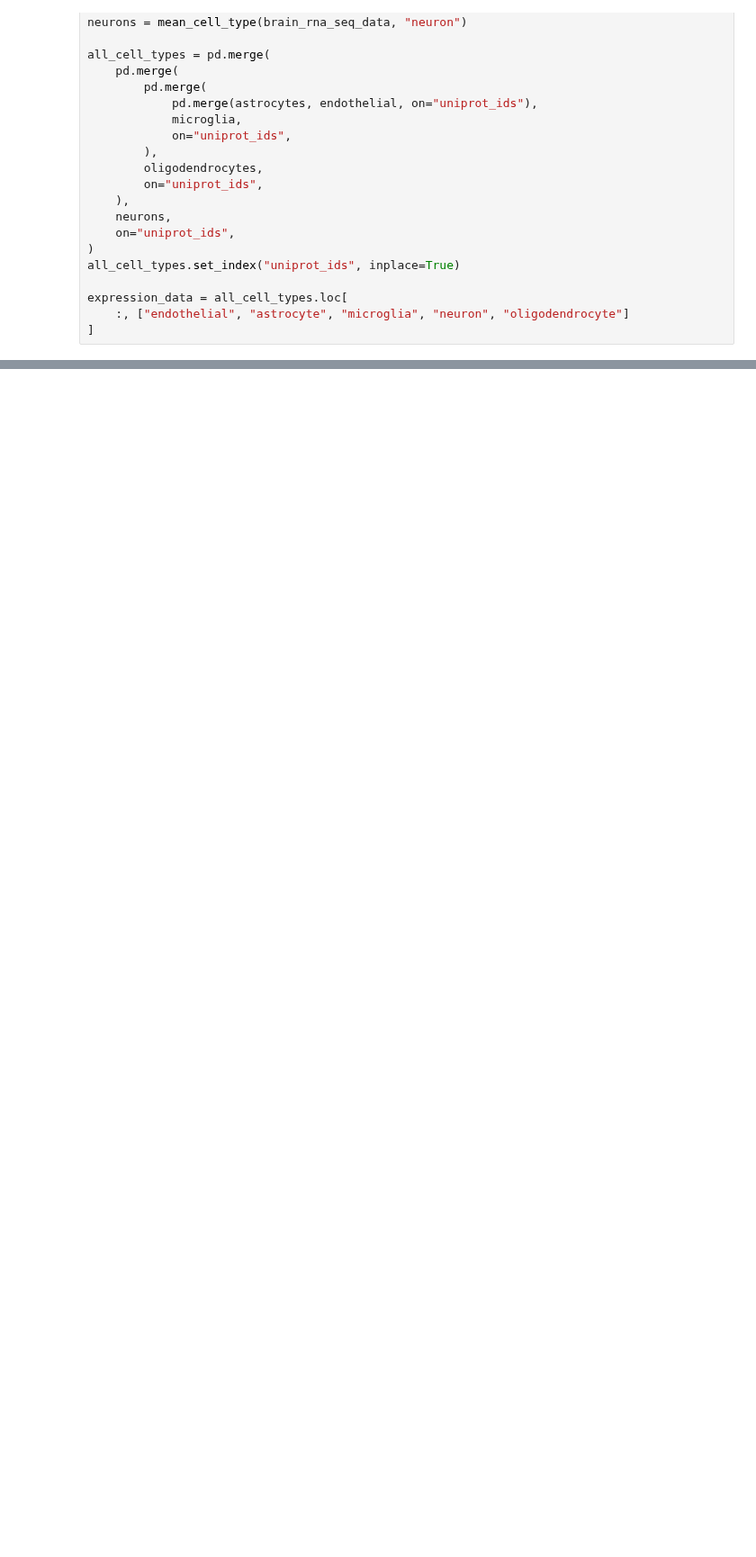
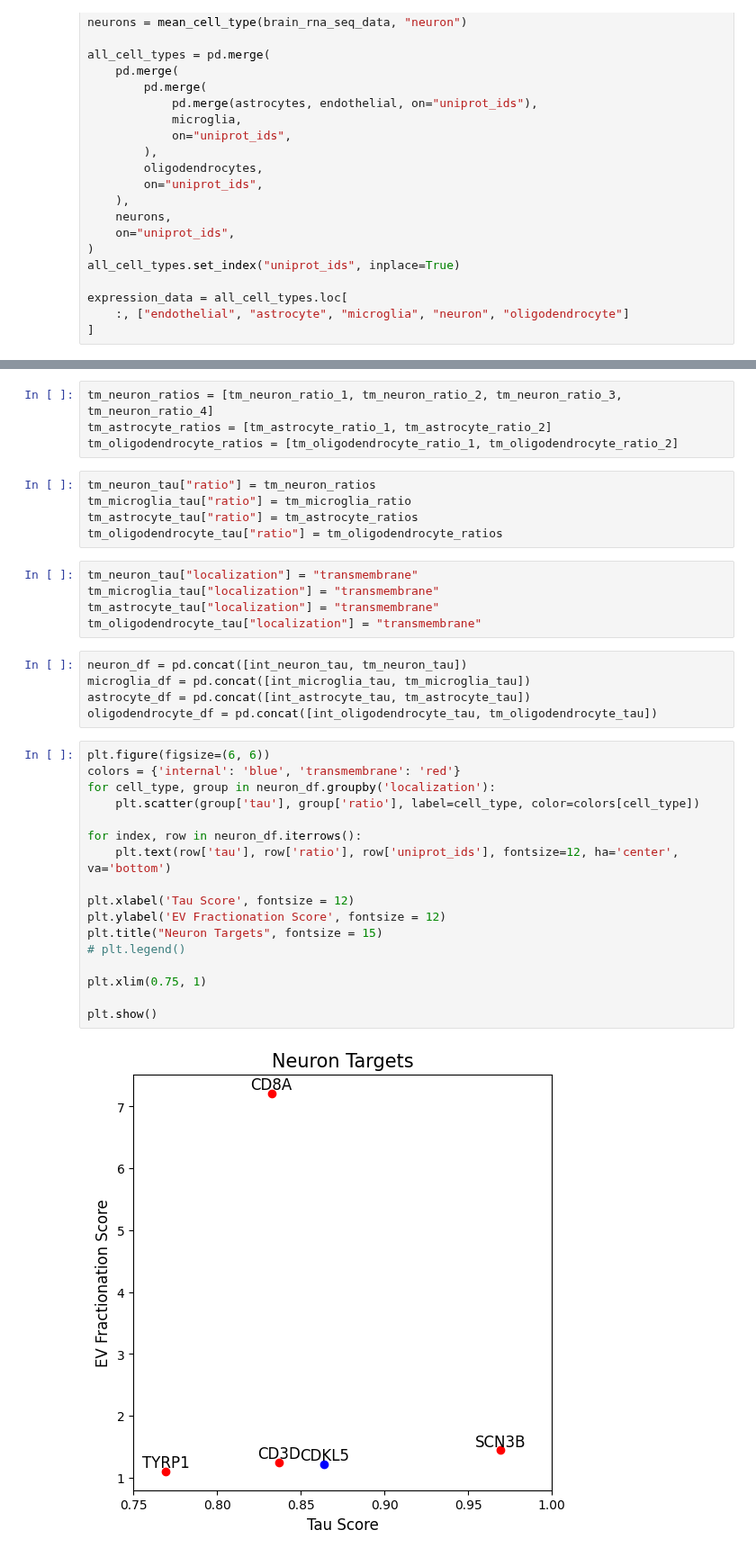
Before and after one commit to Walt-Lab/bdev_mass_spec, a Jupyter notebook: olink_analysis_final.ipynb, the cells around one changed output, grey strips where cells are left out. Shown at 90% size. Cells and saved outputs as stored; diff of their text form; blank space fills up the shorter version.

```diff
--- a/olink_analysis_final.ipynb
+++ b/olink_analysis_final.ipynb
@@ -1371,0 +1233,38 @@ plt.show()
+# %%
+tm_neuron_ratios = [tm_neuron_ratio_1, tm_neuron_ratio_2, tm_neuron_ratio_3, tm_neuron_ratio_4]
+tm_astrocyte_ratios = [tm_astrocyte_ratio_1, tm_astrocyte_ratio_2]
+tm_oligodendrocyte_ratios = [tm_oligodendrocyte_ratio_1, tm_oligodendrocyte_ratio_2]
+# %%
+tm_neuron_tau["ratio"] = tm_neuron_ratios
+tm_microglia_tau["ratio"] = tm_microglia_ratio
+tm_astrocyte_tau["ratio"] = tm_astrocyte_ratios
+tm_oligodendrocyte_tau["ratio"] = tm_oligodendrocyte_ratios
+# %%
+tm_neuron_tau["localization"] = "transmembrane"
+tm_microglia_tau["localization"] = "transmembrane"
+tm_astrocyte_tau["localization"] = "transmembrane"
+tm_oligodendrocyte_tau["localization"] = "transmembrane"
+# %%
+neuron_df = pd.concat([int_neuron_tau, tm_neuron_tau])
+microglia_df = pd.concat([int_microglia_tau, tm_microglia_tau])
+astrocyte_df = pd.concat([int_astrocyte_tau, tm_astrocyte_tau])
+oligodendrocyte_df = pd.concat([int_oligodendrocyte_tau, tm_oligodendrocyte_tau])
+# %%
+plt.figure(figsize=(6, 6))
+colors = {'internal': 'blue', 'transmembrane': 'red'}
+for cell_type, group in neuron_df.groupby('localization'):
+    plt.scatter(group['tau'], group['ratio'], label=cell_type, color=colors[cell_type])
+
+for index, row in neuron_df.iterrows():
+    plt.text(row['tau'], row['ratio'], row['uniprot_ids'], fontsize=12, ha='center', va='bottom')
+
+plt.xlabel('Tau Score', fontsize = 12)
+plt.ylabel('EV Fractionation Score', fontsize = 12)
+plt.title("Neuron Targets", fontsize = 15)
+# plt.legend()
+
+plt.xlim(0.75, 1)
+
+plt.show()
+# %% [output]
+[figure, added]
```
Also changed, not shown: parts of 54 cells of this notebook, 9 other files.
